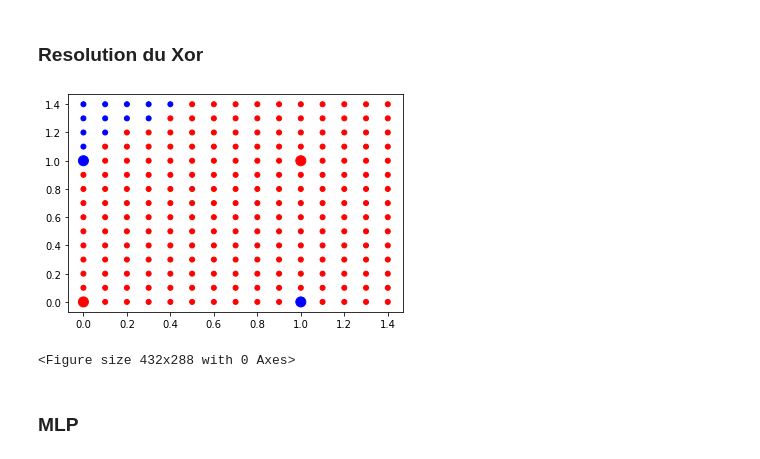
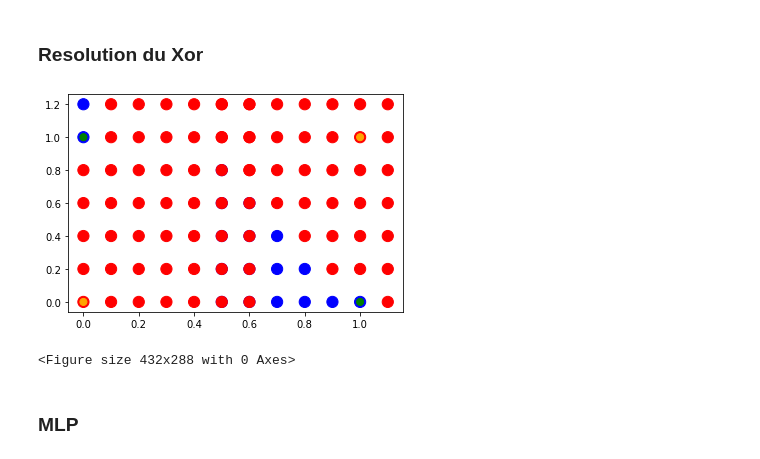
Before and after one commit to quentin-pierson/projetAnnuel, a Jupyter notebook: python/rendu/Notebook___CAS_DE_TESTS.ipynb, the cells around one changed output. Saved outputs shown, nothing was run; the diff lists cells and outputs as text; code cells hidden in the pictures.

```diff
--- a/python/rendu/Notebook___CAS_DE_TESTS.ipynb
+++ b/python/rendu/Notebook___CAS_DE_TESTS.ipynb
@@ -280,8 +256,0 @@ lm.destroy_linear_model(resultat42)
-# %%
-plt.scatter([p[0] for p in test_dataset], [p[1] for p in test_dataset], c=predicted_outputs_colors, s=25)
-plt.scatter([p[0] for p in X], [p[1] for p in X], c=colors, s=100)
-plt.show()
-plt.clf()
-# %% [output]
-[figure, removed]
-<Figure size 432x288 with 0 Axes>
@@ -288,3 +303,28 @@ plt.clf()
+# %%
+lm.train_classification_rosenblatt_rule_linear_model(model42, flattened_dataset_inputs_1,
+                                                        Y_2, 0.01,10000)
+
+lm.train_classification_rosenblatt_rule_linear_model(model43, flattened_dataset_inputs_2,
+                                                        Y_3, 0.01,10000)
+
+predicted_outputs_1 = [lm.predict_linear_model_classification(model42, p) for p in test_dataset_1]
+predicted_outputs_2 = [lm.predict_linear_model_classification(model43, p) for p in test_dataset_2]
+
+predicted_outputs_colors_1 = ['blue' if label == 1 else 'red' for label in predicted_outputs_1]
+predicted_outputs_colors_2 = ['blue' if label == 1 else 'red' for label in predicted_outputs_2]
+
+plt.scatter([p[0] for p in test_dataset_1], [p[1] for p in test_dataset_1], c=predicted_outputs_colors_1, s=125)
+plt.scatter([p[0] for p in test_dataset_2], [p[1] for p in test_dataset_2], c=predicted_outputs_colors_2, s=125)
+plt.scatter([p[0] for p in dataset_0], [p[1] for p in dataset_0], c=colors_1, s=50)
+plt.scatter([p[0] for p in dataset_1], [p[1] for p in dataset_1], c=colors_2, s=50)
+plt.show()
+plt.clf()
+
+lm.destroy_linear_model(resultat42)
+lm.destroy_linear_model(resultat43)
+# %% [output]
+[figure, added]
+<Figure size 432x288 with 0 Axes>
 # %% [markdown]
 ### MLP
 # %%
```
Also changed, not shown: parts of 7 cells of this notebook, 1 other file.
